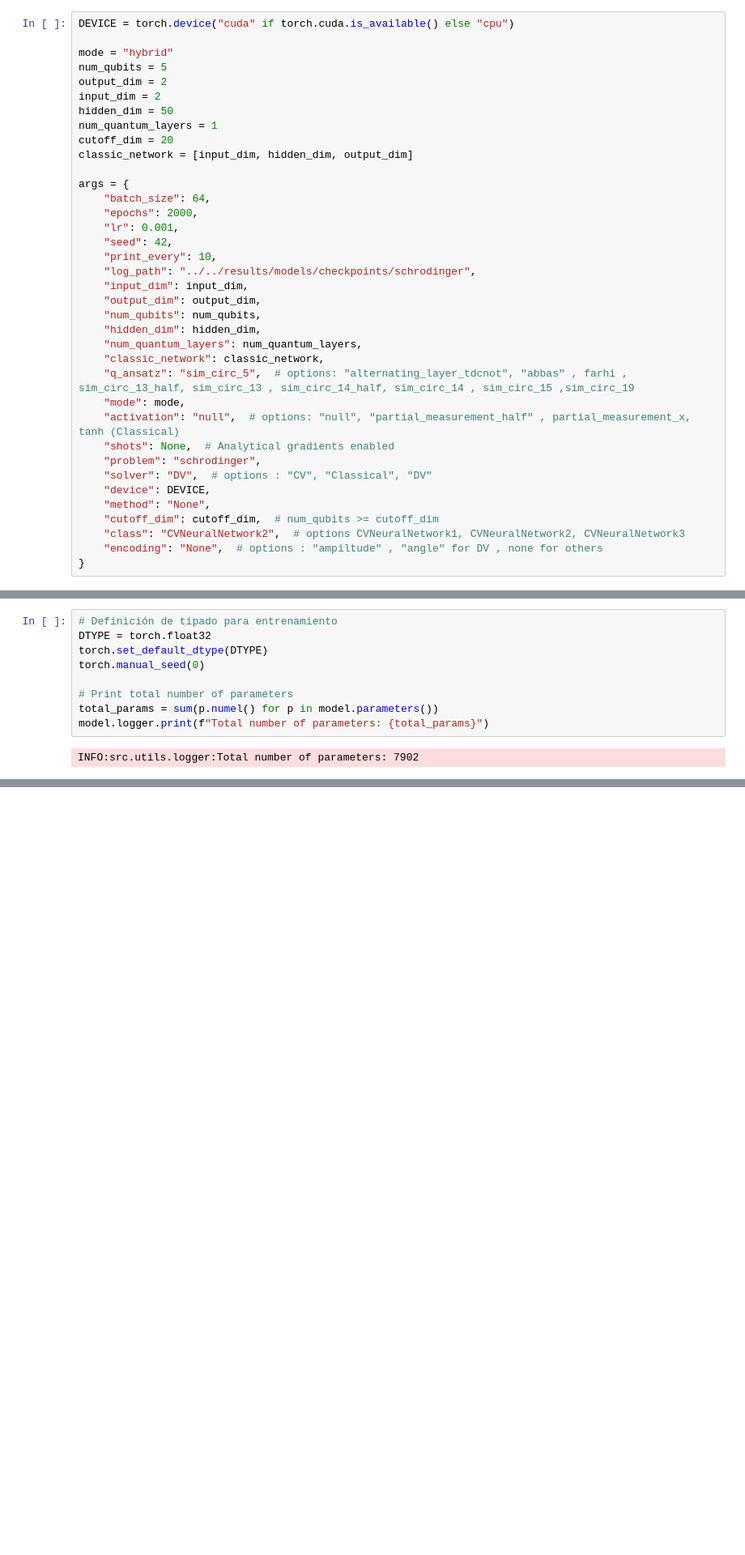
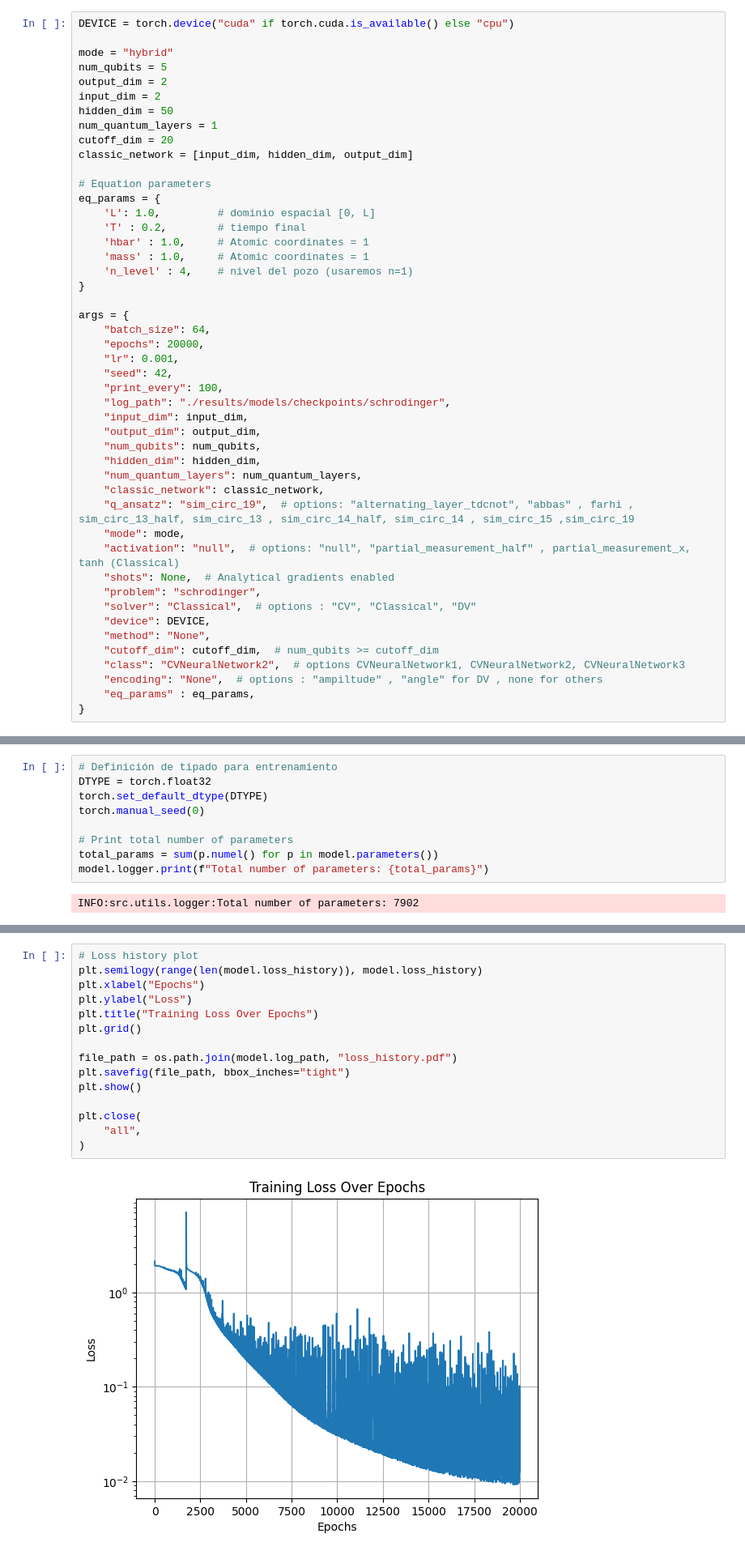
Before and after one commit to mateophy/QPINNs-2026, a Jupyter notebook: notebooks/operators_modifications/Operador_Schrodinger_1D.ipynb, the cells around one changed output, grey strips where cells are left out. Shown: that part at 81% size. Drawn from its saved outputs; the diff is of its cells as text; blank space fills up the shorter version.

```diff
--- a/notebooks/operators_modifications/Operador_Schrodinger_1D.ipynb
+++ b/notebooks/operators_modifications/Operador_Schrodinger_1D.ipynb
@@ -389,30 +390,40 @@ num_quantum_layers = 1
 cutoff_dim = 20
 classic_network = [input_dim, hidden_dim, output_dim]
 
+# Equation parameters
+eq_params = {
+    'L': 1.0,         # dominio espacial [0, L]
+    'T' : 0.2,        # tiempo final
+    'hbar' : 1.0,     # Atomic coordinates = 1
+    'mass' : 1.0,     # Atomic coordinates = 1
+    'n_level' : 4,    # nivel del pozo (usaremos n=1)
+}
+
 args = {
     "batch_size": 64,
-    "epochs": 2000,
+    "epochs": 20000,
     "lr": 0.001,
     "seed": 42,
-    "print_every": 10,
-    "log_path": "../../results/models/checkpoints/schrodinger",
+    "print_every": 100,
+    "log_path": "./results/models/checkpoints/schrodinger",
     "input_dim": input_dim,
     "output_dim": output_dim,
     "num_qubits": num_qubits,
     "hidden_dim": hidden_dim,
     "num_quantum_layers": num_quantum_layers,
     "classic_network": classic_network,
-    "q_ansatz": "sim_circ_5",  # options: "alternating_layer_tdcnot", "abbas" , farhi , sim_circ_13_half, sim_circ_13 , sim_circ_14_half, sim_circ_14 , sim_circ_15 ,sim_circ_19
+    "q_ansatz": "sim_circ_19",  # options: "alternating_layer_tdcnot", "abbas" , farhi , sim_circ_13_half, sim_circ_13 , sim_circ_14_half, sim_circ_14 , sim_circ_15 ,sim_circ_19
     "mode": mode,
     "activation": "null",  # options: "null", "partial_measurement_half" , partial_measurement_x, tanh (Classical)
     "shots": None,  # Analytical gradients enabled
     "problem": "schrodinger",
-    "solver": "DV",  # options : "CV", "Classical", "DV"
+    "solver": "Classical",  # options : "CV", "Classical", "DV"
     "device": DEVICE,
     "method": "None",
     "cutoff_dim": cutoff_dim,  # num_qubits >= cutoff_dim
     "class": "CVNeuralNetwork2",  # options CVNeuralNetwork1, CVNeuralNetwork2, CVNeuralNetwork3
     "encoding": "None",  # options : "ampiltude" , "angle" for DV , none for others
+    "eq_params" : eq_params,
 }
 # %%
 log_path = args["log_path"]
@@ -482,0 +494,17 @@ Epoch  2000 | loss=8.624e-02 (pde=1.260e-02, bc=6.202e-02, ic=5.811e-03) | 15.2s
+# %%
+# Loss history plot
+plt.semilogy(range(len(model.loss_history)), model.loss_history)
+plt.xlabel("Epochs")
+plt.ylabel("Loss")
+plt.title("Training Loss Over Epochs")
+plt.grid()
+
+file_path = os.path.join(model.log_path, "loss_history.pdf")
+plt.savefig(file_path, bbox_inches="tight")
+plt.show()
+
+plt.close(
+    "all",
+)
+# %% [output]
+[figure, added]
```
Also changed, not shown: parts of 8 cells of this notebook, 44 other files.
